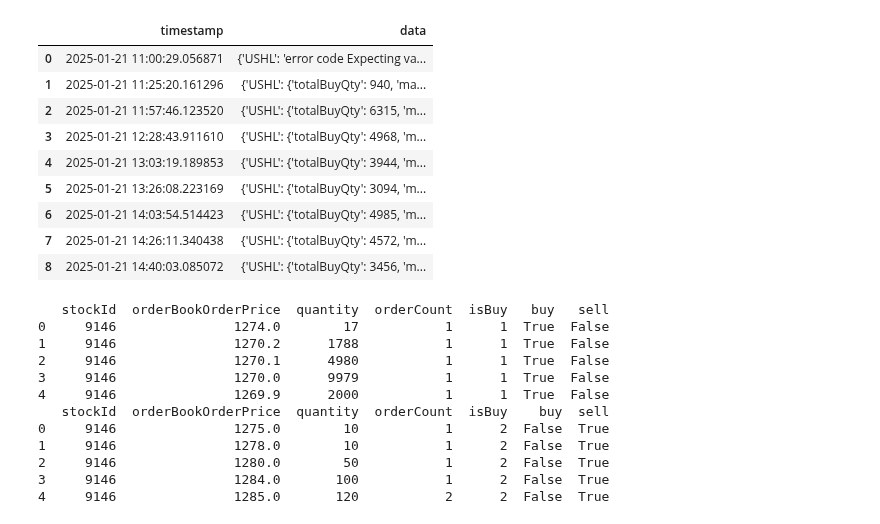
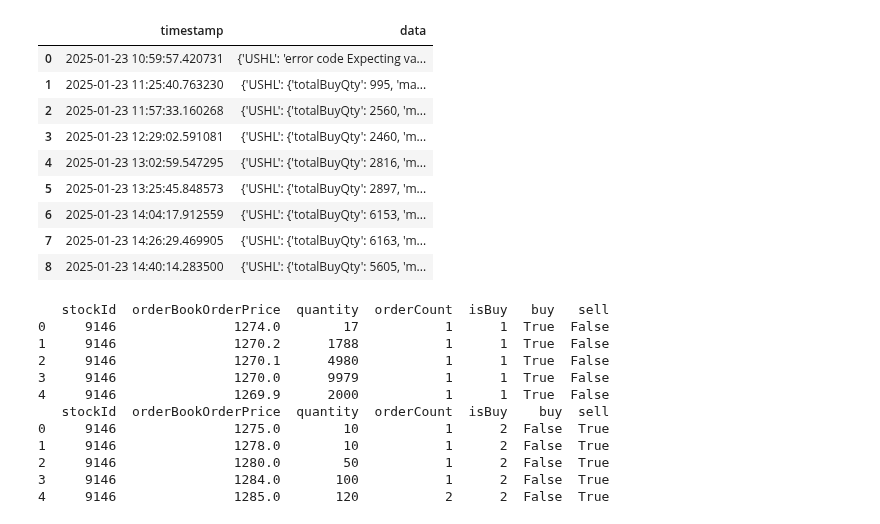
Before and after one commit to madhuko/nepse_depth, a Jupyter notebook: analytics.ipynb, the cells around one changed output. Saved outputs shown, nothing was run; the diff lists cells and outputs as text; code cells hidden in the pictures.

```diff
--- a/analytics.ipynb
+++ b/analytics.ipynb
@@ -9,20 +9,20 @@ import glob
 nepse = AsyncNepse()
 nepse.setTLSVerification(False)  # Temporary, until NEPSE sorts its SSL certificate problem
 # %%
-df=pd.read_json(r'files\2025\2025-01-21.json')
+df=pd.read_json(r'files\2025\2025-01-23.json')
 # df['id']=df['marketDepth'][0].get('buyMarketDepthList')[0].get('stockId')
 df
 # %% [output]
 |  | timestamp | data |
-| 0 | 2025-01-21 11:00:29.056871 | {'USHL': 'error code Expecting va... |
-| 1 | 2025-01-21 11:25:20.161296 | {'USHL': {'totalBuyQty': 940, 'ma... |
-| 2 | 2025-01-21 11:57:46.123520 | {'USHL': {'totalBuyQty': 6315, 'm... |
-| 3 | 2025-01-21 12:28:43.911610 | {'USHL': {'totalBuyQty': 4968, 'm... |
-| 4 | 2025-01-21 13:03:19.189853 | {'USHL': {'totalBuyQty': 3944, 'm... |
-| 5 | 2025-01-21 13:26:08.223169 | {'USHL': {'totalBuyQty': 3094, 'm... |
-| 6 | 2025-01-21 14:03:54.514423 | {'USHL': {'totalBuyQty': 4985, 'm... |
-| 7 | 2025-01-21 14:26:11.340438 | {'USHL': {'totalBuyQty': 4572, 'm... |
-| 8 | 2025-01-21 14:40:03.085072 | {'USHL': {'totalBuyQty': 3456, 'm... |
+| 0 | 2025-01-23 10:59:57.420731 | {'USHL': 'error code Expecting va... |
+| 1 | 2025-01-23 11:25:40.763230 | {'USHL': {'totalBuyQty': 995, 'ma... |
+| 2 | 2025-01-23 11:57:33.160268 | {'USHL': {'totalBuyQty': 2560, 'm... |
+| 3 | 2025-01-23 12:29:02.591081 | {'USHL': {'totalBuyQty': 2460, 'm... |
+| 4 | 2025-01-23 13:02:59.547295 | {'USHL': {'totalBuyQty': 2816, 'm... |
+| 5 | 2025-01-23 13:25:45.848573 | {'USHL': {'totalBuyQty': 2897, 'm... |
+| 6 | 2025-01-23 14:04:17.912559 | {'USHL': {'totalBuyQty': 6153, 'm... |
+| 7 | 2025-01-23 14:26:29.469905 | {'USHL': {'totalBuyQty': 6163, 'm... |
+| 8 | 2025-01-23 14:40:14.283500 | {'USHL': {'totalBuyQty': 5605, 'm... |
 # %%
 df_combined = pd.DataFrame()
 for i in df.index:
```
